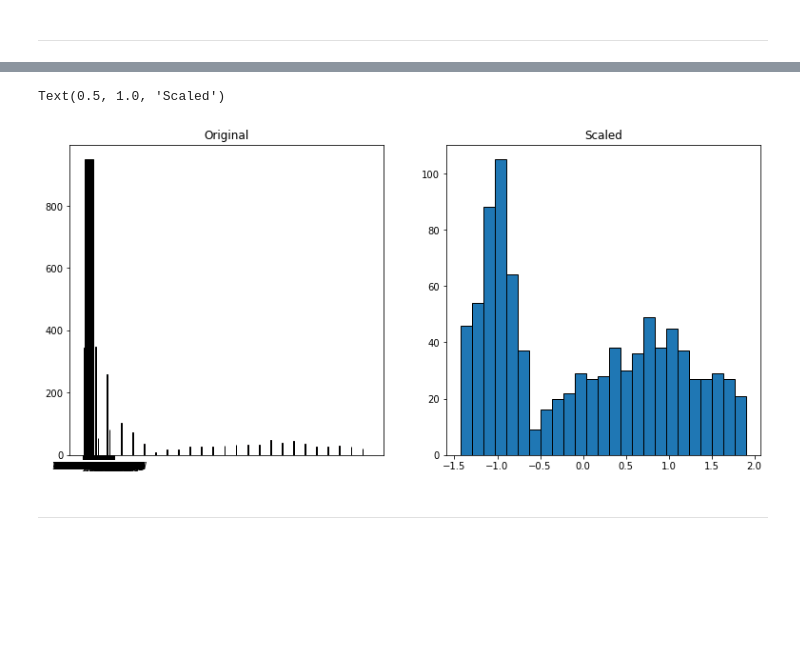
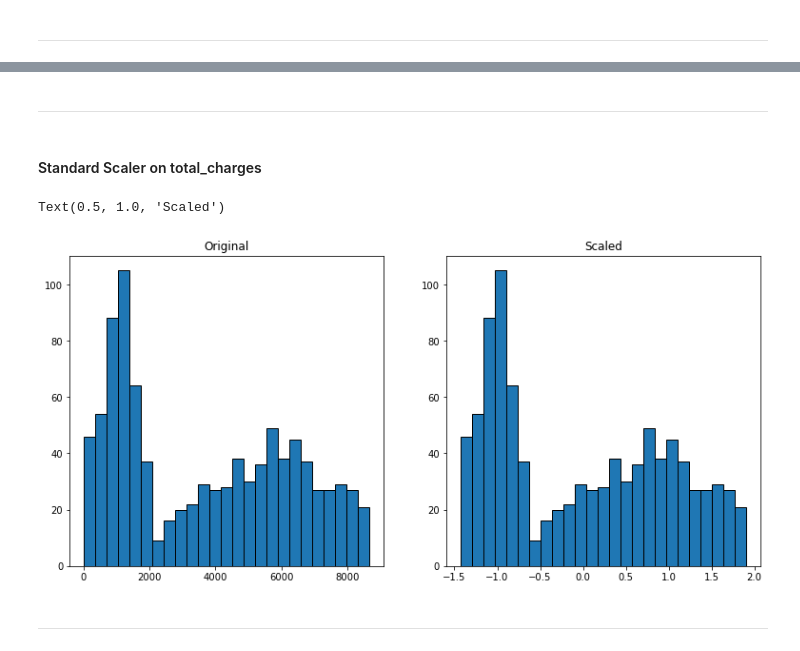
Before and after one commit to natasharivers/regression-exercises, a Jupyter notebook: Scaling.ipynb, the cells around one changed output, grey strips where cells are left out. Saved outputs shown, nothing was run; the diff lists cells and outputs as text; code cells hidden in the pictures; blank space fills up the shorter version.

```diff
--- a/Scaling.ipynb
+++ b/Scaling.ipynb
@@ -148,8 +219,16 @@ _______________________________
 # %%
 #apply MinMaxScaler, RobustScaler, StanderScaler on total_charges
-train['minmax_total_charges'] = MinMaxScaler().fit_transform(train[['total_charges']])
-train['robust_total_charges'] = RobustScaler().fit_transform(train[['total_charges']])
-train['standard_total_charges'] = StandardScaler().fit_transform(train[['total_charges']])
+#train['minmax_total_charges'] = MinMaxScaler().fit_transform(train[['total_charges']])
+##train['robust_total_charges'] = RobustScaler().fit_transform(train[['total_charges']])
+#train['standard_total_charges'] = StandardScaler().fit_transform(train[['total_charges']])
+# %%
+#minmax scaler for total_charges
+#create
+scaler_minmax = MinMaxScaler()
+#fit
+scaler_minmax.fit(train[['total_charges']])
+#use
+train['minmax_total_charges'] = scaler_minmax.transform(train[['total_charges']])
 # %%
 #minmax for total_charges
 plt.figure(figsize=(13, 6))
@@ -165,3 +248,11 @@ Text(0.5, 1.0, 'Scaled')
+# %%
+#robust scaler for total_charges
+#create
+scaler_robust = RobustScaler()
+#fit
+scaler_robust.fit(train[['total_charges']])
+#use
+train['robust_total_charges'] = scaler_robust.transform(train[['total_charges']])
 # %%
 #robust for total_charges
 plt.figure(figsize=(13, 6))
@@ -177,15 +268,27 @@ Text(0.5, 1.0, 'Scaled')
+# %% [markdown]
+_______
+# %% [markdown]
+#### Standard Scaler on total_charges
+# %%
+#standard scaler for total_charges
+#create
+scaler_standard = StandardScaler()
+#fit
+scaler_standard.fit(train[['total_charges']])
+#use
+train['standard_total_charges'] = scaler_standard.transform(train[['total_charges']])
 # %%
 #Standard for total_charges
 plt.figure(figsize=(13, 6))
 plt.subplot(121)
-plt.hist(train, bins=25, ec='black')
+plt.hist(train['total_charges'], bins=25, ec='black')
 plt.title('Original')
 plt.subplot(122)
 plt.hist(train['standard_total_charges'], bins=25, ec='black')
 plt.title('Scaled')
 # %% [output]
 Text(0.5, 1.0, 'Scaled')
-[figure, old version]
+[figure, new version]
 # %% [markdown]
 <hr style="border:2px solid black"> </hr>
 # %% [markdown]
```
Also changed, not shown: parts of 96 cells of this notebook.
